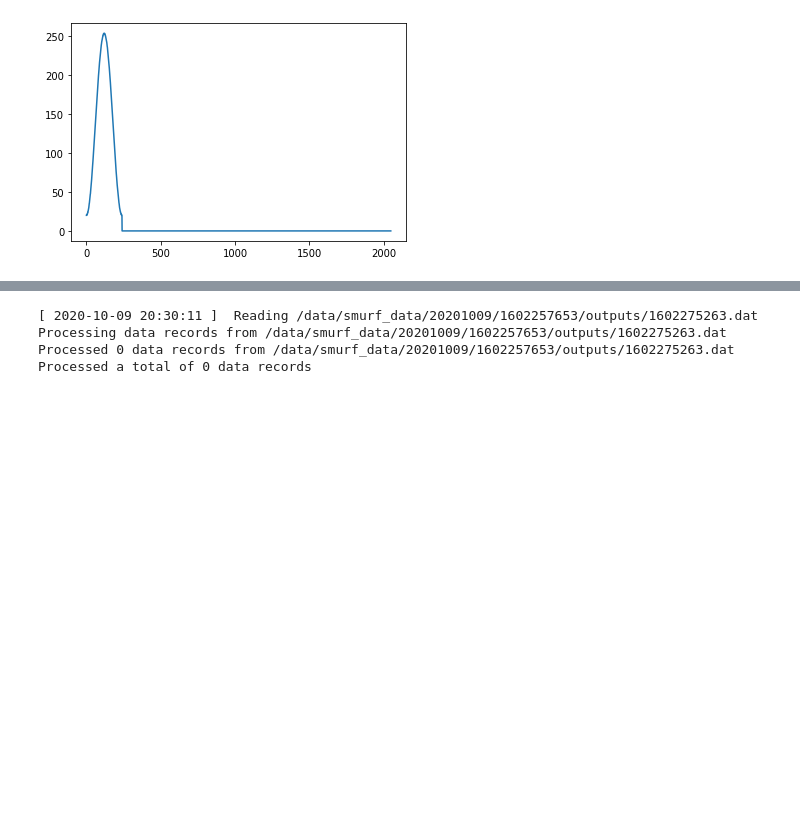
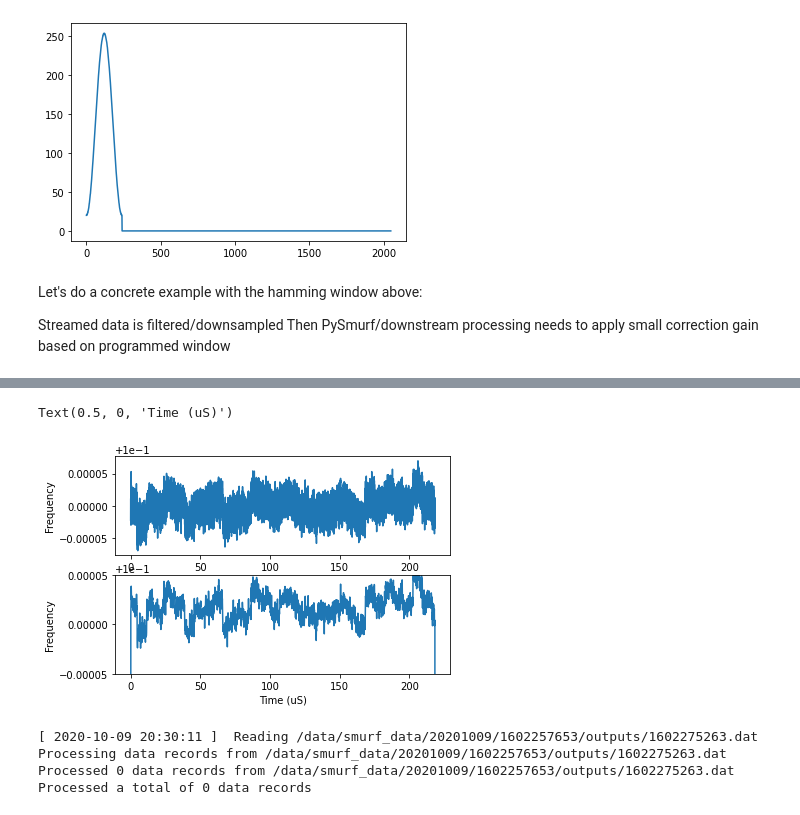
Before and after one commit to slaclab/pysmurf, a Jupyter notebook: scratch/mdewart/intro_to_smurf.ipynb, the cells around one changed output, grey strips where cells are left out. Cells and saved outputs as stored; diff of their text form; code cells hidden in the pictures; blank space fills up the shorter version.

Commit message:
Add concrete example for MACC/downsampling of streaming data

```diff
--- a/scratch/mdewart/intro_to_smurf.ipynb
+++ b/scratch/mdewart/intro_to_smurf.ipynb
@@ -353,3 +353,38 @@ plt.plot(win_fixed)
 Filter gain is : 0.99981689453125
 [<matplotlib.lines.Line2D at 0x...>]
 [figure]
+# %% [markdown]
+Let's do a concrete example with the hamming window above:
+
+Streamed data is filtered/downsampled
+Then PySmurf/downstream processing needs to apply small correction gain based on programmed window
+# %%
+f, dF, sync = S.take_debug_data(band=0, channel=0, nsamp=2**19, IQstream=0, single_channel_readout=2)
+t           = np.arange(len(f))*1000/2.4e6
+
+# This happens in for streaming
+win         = signal.hamming(240)
+win         = win/np.sum(win)
+win_fixed   = (np.round(win*2**15)*2**-15)
+win_gain    = sum(win_fixed)
+
+
+
+f_filt      = np.convolve(win, f)
+# this is our streamed data
+f_filt_ds   = f_filt[1::240]
+
+# our streaming data needs a small gain correciton
+f_filt_corr = f_filt_ds/win_gain
+t_ds        = np.arange(len(f_filt_corr))*1000*240/2.4e6
+
+plt.subplot(211)
+plt.plot(t, f)
+plt.ylabel('Frequency')
+plt.xlabel('Time (uS)')
+plt.subplot(212)
+plt.plot(t_ds, f_filt_corr)
+plt.ylim((0.09995, 0.10005))
+plt.ylabel('Frequency')
+plt.xlabel('Time (uS)')
+# %% [output]
@@ -356,3 +398,5 @@ Filter gain is : 0.99981689453125
+Text(0.5, 0, 'Time (uS)')
+[figure, added]
 # %%
 S.flux_ramp_on()
 S.take_noise_psd(5, make_channel_plot=True)
```
Also changed, not shown: parts of 1 cell of this notebook.
